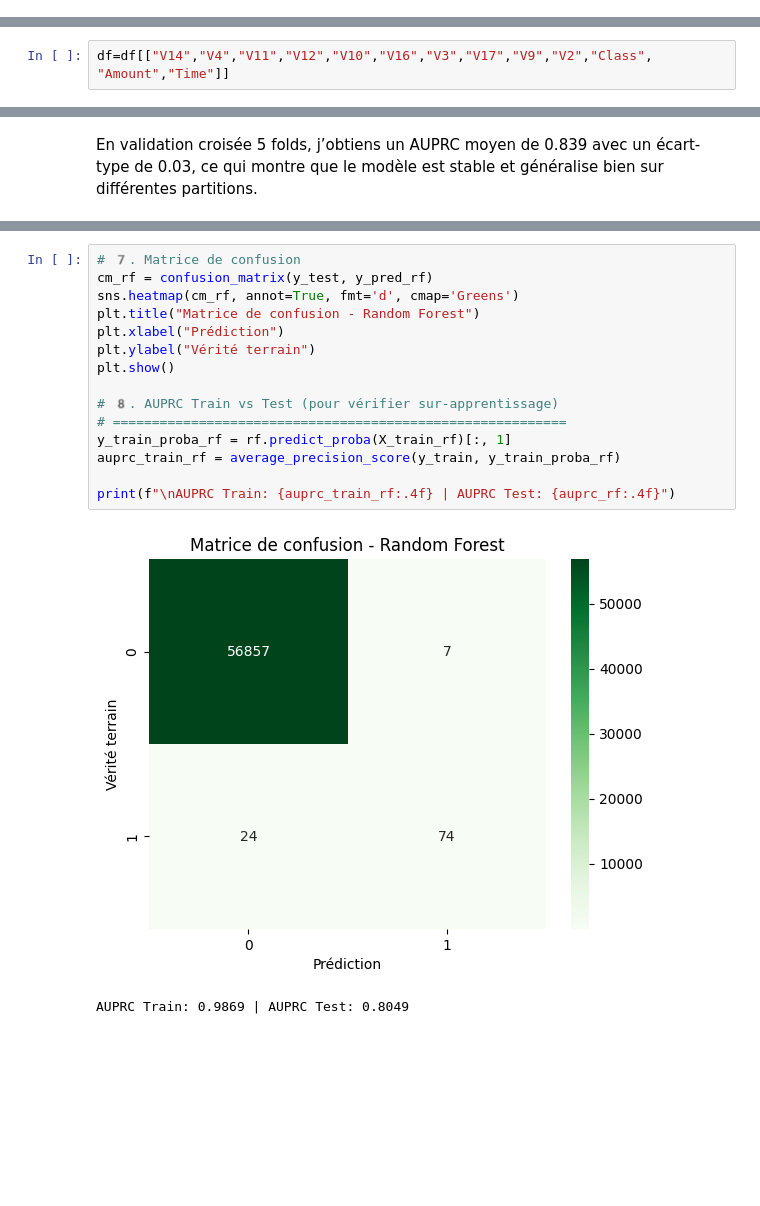
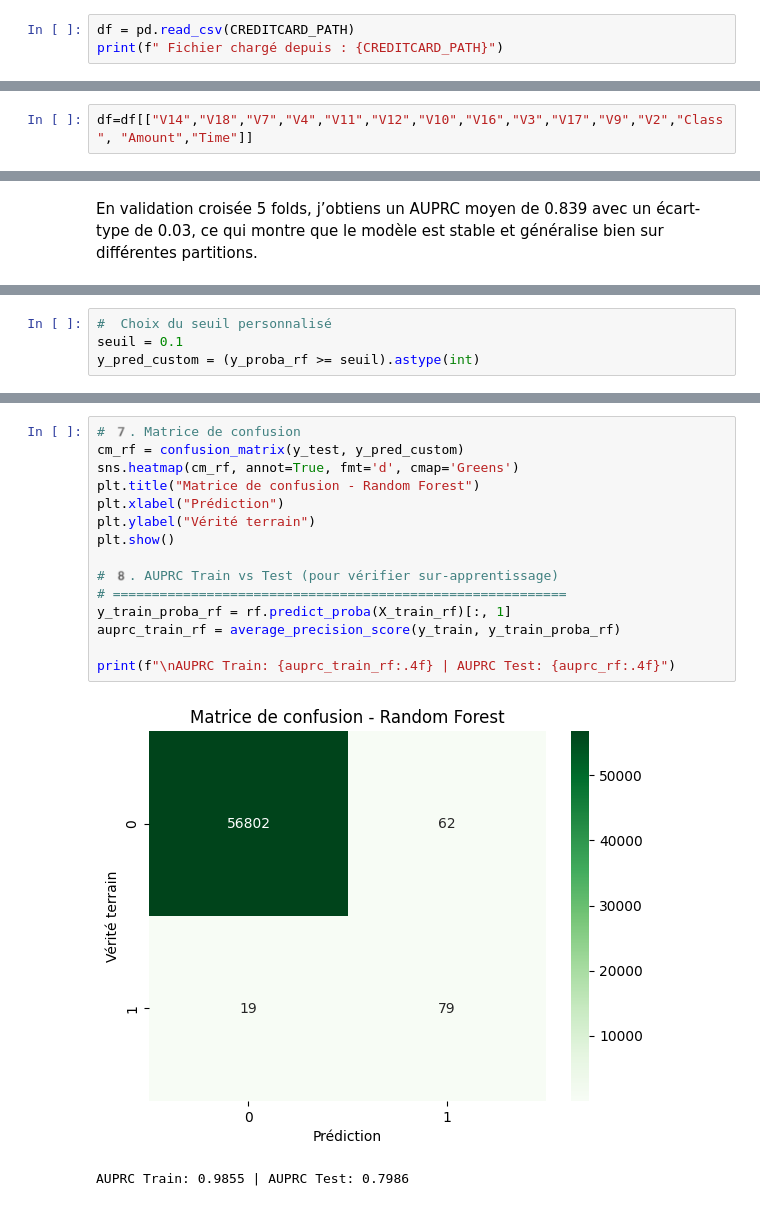
Before and after one commit to KADA-SEDODE/fraud-detection-mlops, a Jupyter notebook: notebooks/train_models_RFC.ipynb, the cells around one changed output, grey strips where cells are left out. Cells and saved outputs as stored; diff of their text form; blank space fills up the shorter version.

Commit message:
choix du seuil de coupure 0.1

```diff
--- a/notebooks/train_models_RFC.ipynb
+++ b/notebooks/train_models_RFC.ipynb
@@ -8,0 +14,3 @@ df = pd.read_csv(r"C:\Users\kadas\Desktop\Fraude\fraudflow\data\creditcard.csv")
+# %%
+df = pd.read_csv(CREDITCARD_PATH)
+print(f" Fichier chargé depuis : {CREDITCARD_PATH}")
@@ -9,5 +19,5 @@ df = pd.read_csv(r"C:\Users\kadas\Desktop\Fraude\fraudflow\data\creditcard.csv")
 # %%
-df=df[["V14","V4","V11","V12","V10","V16","V3","V17","V9","V2","Class", "Amount","Time"]]
+df=df[["V14","V18","V7","V4","V11","V12","V10","V16","V3","V17","V9","V2","Class", "Amount","Time"]]
 # %%
 # Features et cible
 X = df.drop(columns=["Class", "Amount"])
@@ -65,2 +75,6 @@ y_proba_rf = rf.predict_proba(X_test_rf)[:, 1]
+# %%
+#  Choix du seuil personnalisé
+seuil = 0.1
+y_pred_custom = (y_proba_rf >= seuil).astype(int)
 # %%
 # 5️. Évaluation - AUPRC + Rapport
@@ -113,18 +144,18 @@ Il détecte bien les fraudes évidentes (60%) sans erreur, mais demande un effor
 # %%
 # 7️. Matrice de confusion
-cm_rf = confusion_matrix(y_test, y_pred_rf)
+cm_rf = confusion_matrix(y_test, y_pred_custom)
 sns.heatmap(cm_rf, annot=True, fmt='d', cmap='Greens')
 plt.title("Matrice de confusion - Random Forest")
 plt.xlabel("Prédiction")
 plt.ylabel("Vérité terrain")
 plt.show()
 
 # 8️. AUPRC Train vs Test (pour vérifier sur-apprentissage)
 # ==========================================================
 y_train_proba_rf = rf.predict_proba(X_train_rf)[:, 1]
 auprc_train_rf = average_precision_score(y_train, y_train_proba_rf)
 
 print(f"\nAUPRC Train: {auprc_train_rf:.4f} | AUPRC Test: {auprc_rf:.4f}")
 # %% [output]
-[figure, old version]
+[figure, new version]
-AUPRC Train: 0.9869 | AUPRC Test: 0.8049
+AUPRC Train: 0.9855 | AUPRC Test: 0.7986
```
Also changed, not shown: parts of 19 cells of this notebook.
